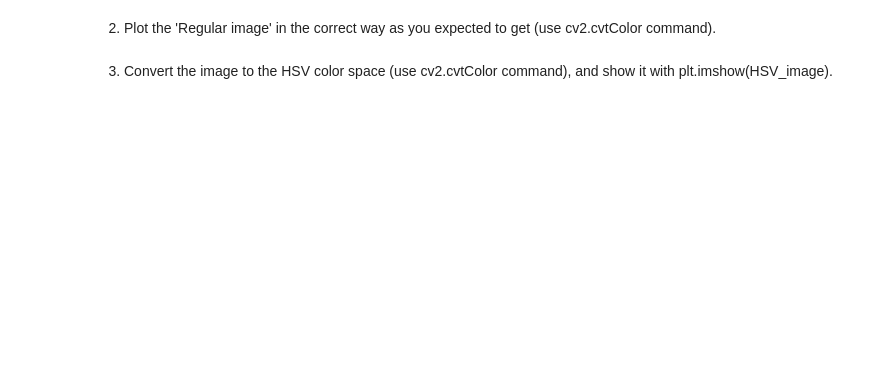
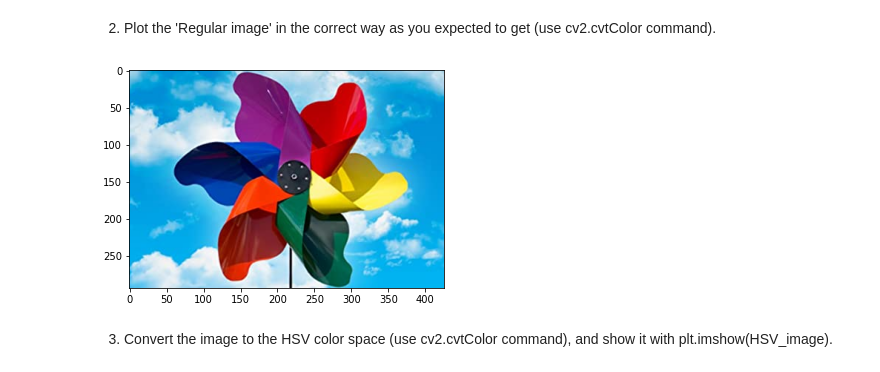
Before and after one commit to nadavschwalb/image_processing, a Jupyter notebook: Lab2_student.ipynb, the cells around one changed output. Cells and saved outputs as stored; diff of their text form; code cells hidden in the pictures; blank space fills up the shorter version.

```diff
--- a/Lab2_student.ipynb
+++ b/Lab2_student.ipynb
@@ -252,2 +258,8 @@ Write your answer here
+# %%
+rgb_image = cv2.cvtColor(bgr_image,cv2.COLOR_BGR2RGB)
+plt.imshow(rgb_image)
+plt.show()
+# %% [output]
+[figure, added]
 # %% [markdown]
 3.	Convert the image to the HSV color space (use cv2.cvtColor command), and show it with plt.imshow(HSV_image).
```
Also changed, not shown: parts of 11 cells of this notebook.
